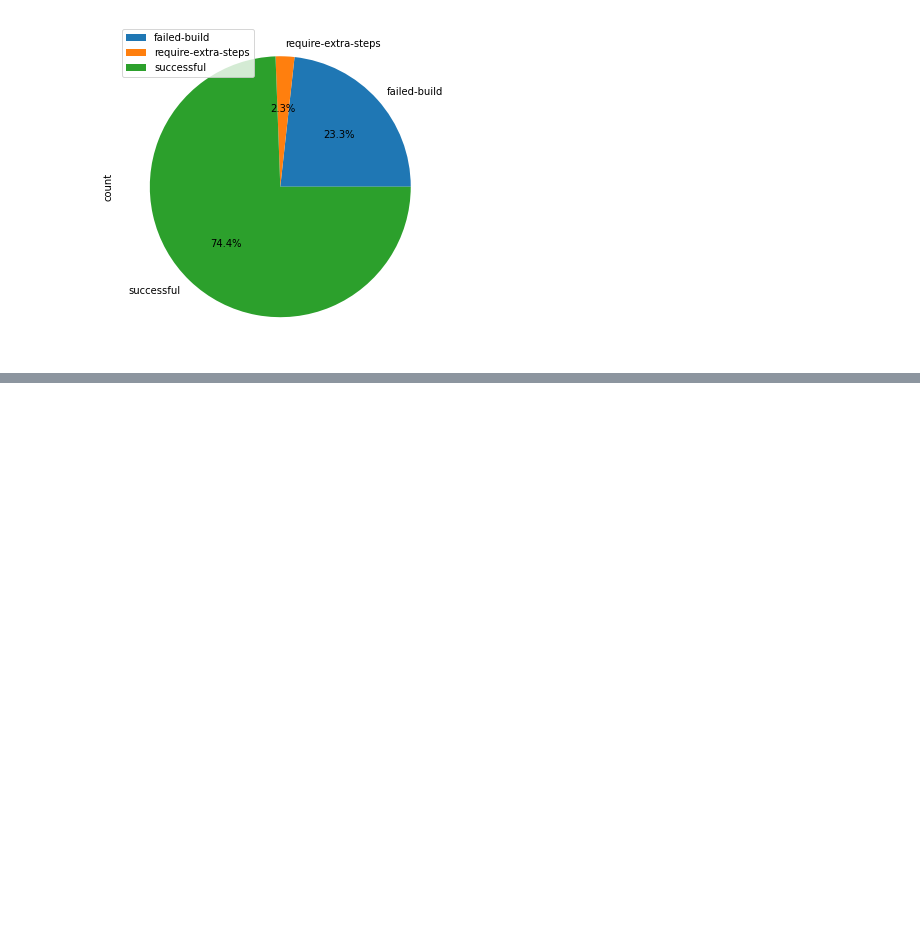
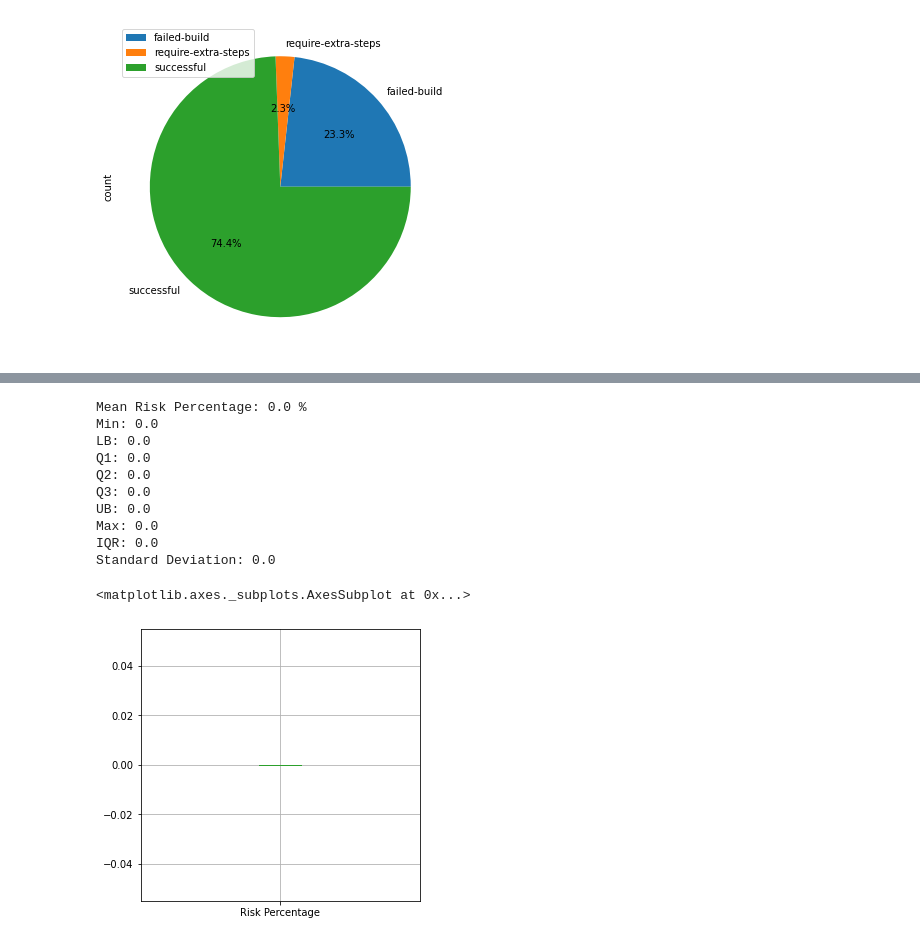
Before and after one commit to filipefigcorreia/hermit-study, a Jupyter notebook: hermit.ipynb, the cells around one changed output, grey strips where cells are left out. Cells and saved outputs as stored; diff of their text form; code cells hidden in the pictures; blank space fills up the shorter version.

```diff
--- a/hermit.ipynb
+++ b/hermit.ipynb
@@ -128,0 +211,30 @@ IQR: 824788.0
+# %%
+# Risk Percentage
+
+min, q1, q2, q3, max, iqr, lb, ub, mean, std = calculate_statistics(evaluations_database['risk'])
+
+print(f"Mean Risk Percentage: {mean} %")
+print(f"Min: {min}")
+print(f"LB: {lb}")
+print(f"Q1: {q1}")
+print(f"Q2: {q2}")
+print(f"Q3: {q3}")
+print(f"UB: {ub}")
+print(f"Max: {max}")
+print(f"IQR: {iqr}")
+print(f"Standard Deviation: {std}")
+
+renamed_evaluations.boxplot(column=['Risk Percentage'], figsize=(5, 5))
+# %% [output]
+Mean Risk Percentage: 0.0 %
+Min: 0.0
+LB: 0.0
+Q1: 0.0
+Q2: 0.0
+Q3: 0.0
+UB: 0.0
+Max: 0.0
+IQR: 0.0
+Standard Deviation: 0.0
+<matplotlib.axes._subplots.AxesSubplot at 0x...>
+[figure, added]
```
Also changed, not shown: parts of 10 cells of this notebook.
